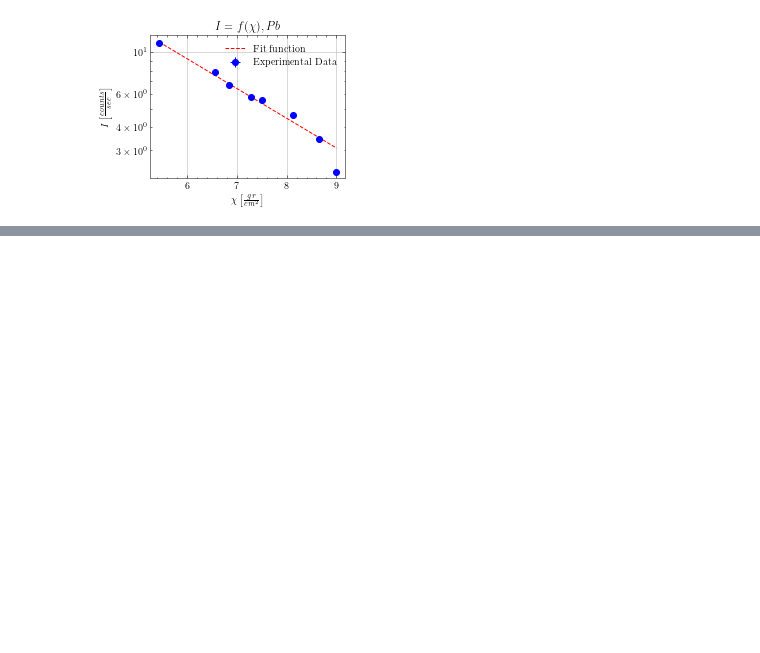
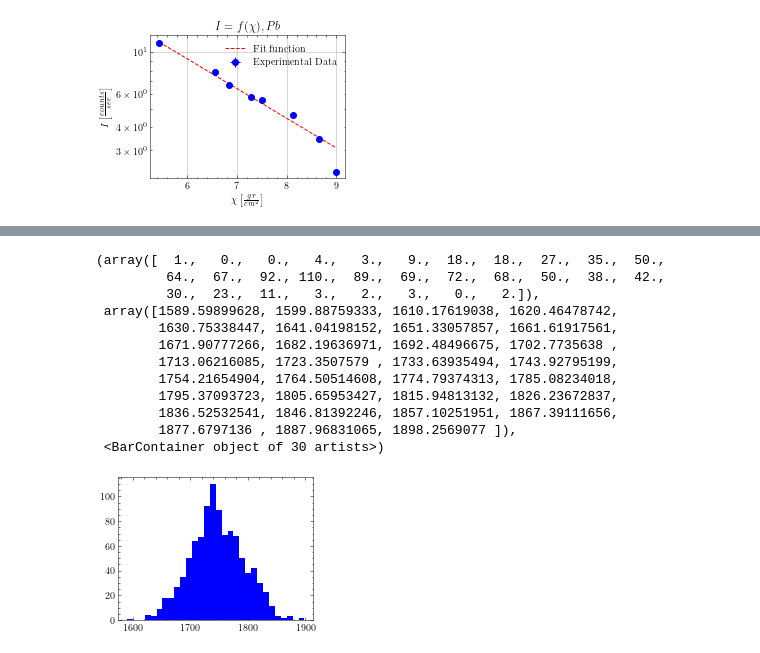
Before and after one commit to GiorgosChr/PHY-322-Analysis, a Jupyter notebook: Exp10/Analysis_Exp10.ipynb, the cells around one changed output, grey strips where cells are left out. Cells and saved outputs as stored; diff of their text form; code cells hidden in the pictures; blank space fills up the shorter version.

```diff
--- a/Exp10/Analysis_Exp10.ipynb
+++ b/Exp10/Analysis_Exp10.ipynb
@@ -256,0 +288,20 @@ plt.savefig('intensity_pb_log.png', dpi=500)
+# %%
+measurements = np.random.normal(1748, 46, 1000)
+max = np.max(measurements)
+min = np.min(measurements)
+bin_size = int((max-min)/10)
+plt.hist(measurements, bin_size, color='Blue')
+# %% [output]
+(array([  1.,   0.,   0.,   4.,   3.,   9.,  18.,  18.,  27.,  35.,  50.,
+         64.,  67.,  92., 110.,  89.,  69.,  72.,  68.,  50.,  38.,  42.,
+         30.,  23.,  11.,   3.,   2.,   3.,   0.,   2.]),
+ array([1589.59899628, 1599.88759333, 1610.17619038, 1620.46478742,
+        1630.75338447, 1641.04198152, 1651.33057857, 1661.61917561,
+        1671.90777266, 1682.19636971, 1692.48496675, 1702.7735638 ,
+        1713.06216085, 1723.3507579 , 1733.63935494, 1743.92795199,
+        1754.21654904, 1764.50514608, 1774.79374313, 1785.08234018,
+        1795.37093723, 1805.65953427, 1815.94813132, 1826.23672837,
+        1836.52532541, 1846.81392246, 1857.10251951, 1867.39111656,
+        1877.6797136 , 1887.96831065, 1898.2569077 ]),
+ <BarContainer object of 30 artists>)
+[figure, added]
```
Also changed, not shown: parts of 3 cells of this notebook.
